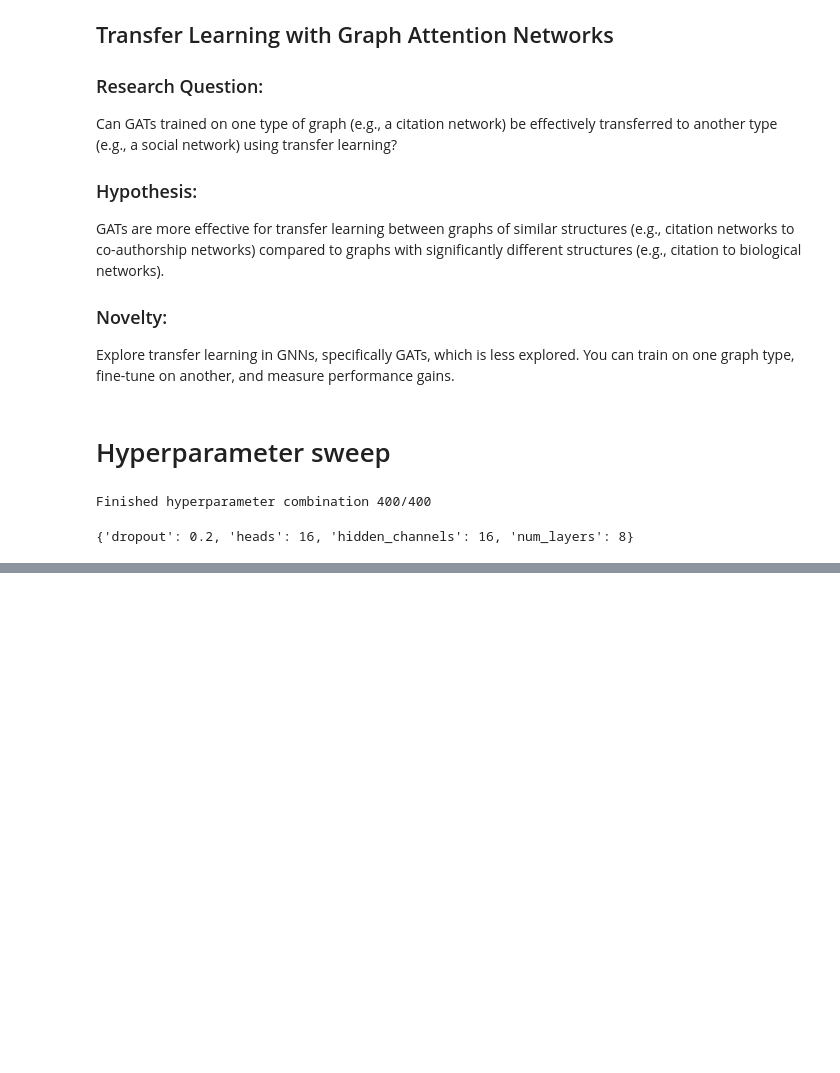
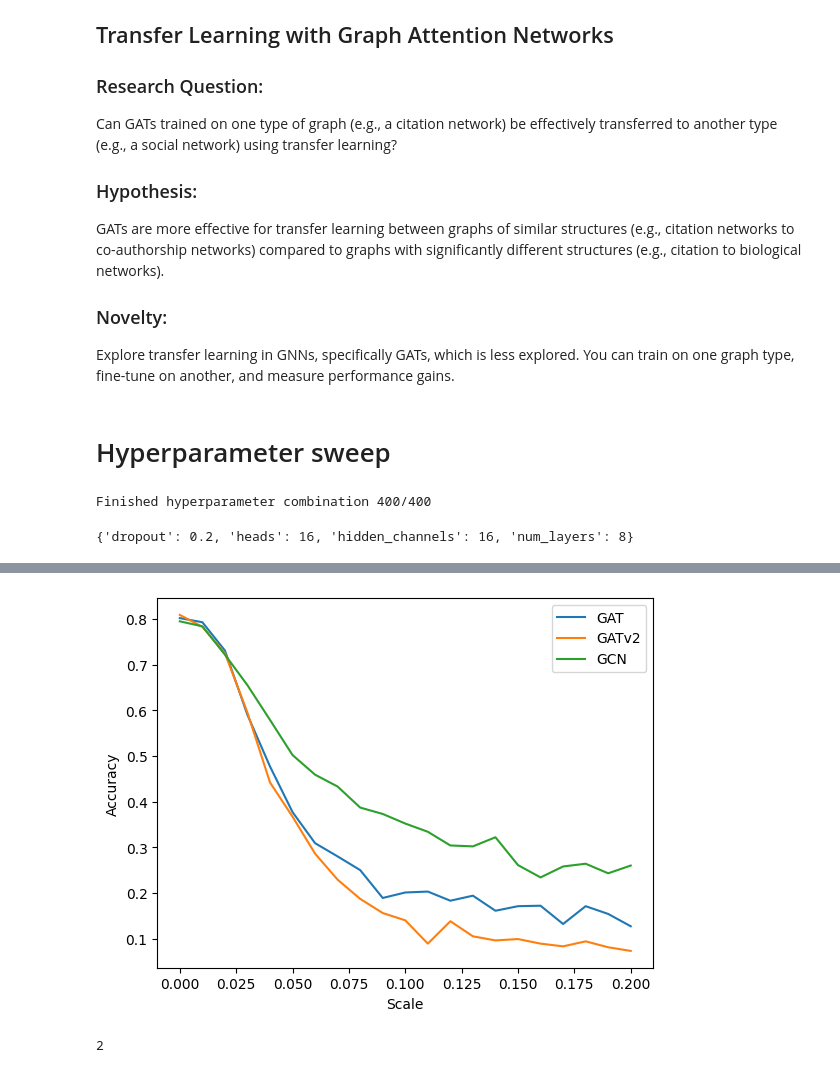
Before and after one commit to KarlRisager/ATDL_A3, a Jupyter notebook: workerNB.ipynb, the cells around one changed output, grey strips where cells are left out. Cells and saved outputs as stored; diff of their text form; code cells hidden in the pictures; blank space fills up the shorter version.

```diff
--- a/workerNB.ipynb
+++ b/workerNB.ipynb
@@ -142,0 +170,14 @@ sweep[idx_best]['hyperparameters']
+# %%
+scale, acc_gat = test_feature_noise_robustness(gat, data, global_noise=False)
+_, acc_gatv2 = test_feature_noise_robustness(gatv2, data, global_noise=False)
+_, acc_gcn = test_feature_noise_robustness(gcn, data, global_noise=False)
+
+plt.plot(scale, acc_gat, label='GAT')
+plt.plot(scale, acc_gatv2, label='GATv2')
+plt.plot(scale, acc_gcn, label='GCN')# Not comparable, because we haven't done hyperparameter tuning
+plt.legend()
+plt.xlabel('Scale')
+plt.ylabel('Accuracy')
+plt.show()
+# %% [output]
+[figure, added]
@@ -142,0 +203,4 @@ sweep[idx_best]['hyperparameters']
+# %%
+len(np.array(tests).shape)
+# %% [output]
+2
```
Also changed, not shown: parts of 18 cells of this notebook, 2 other files.
